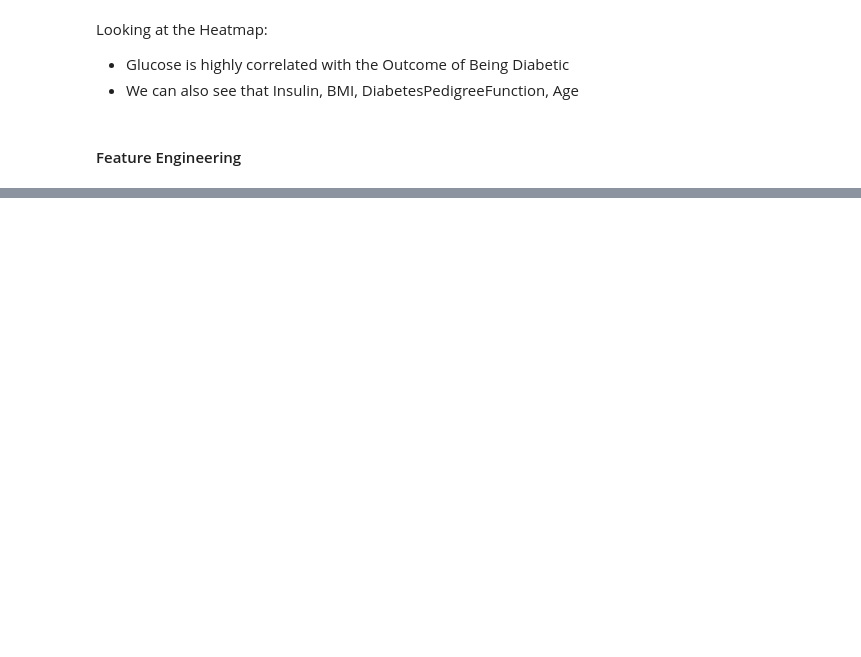
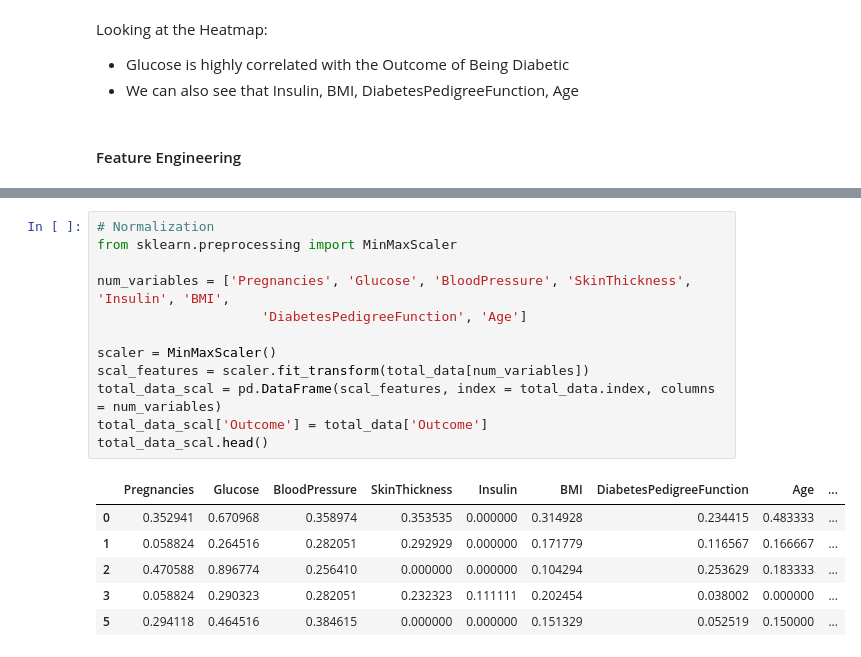
Before and after one commit to 4GeeksAcademy/gustavolima-decisiontree, a Jupyter notebook: src/explore.ipynb, the cells around one changed output, grey strips where cells are left out. Drawn from its saved outputs; the diff is of its cells as text; blank space fills up the shorter version.

```diff
--- a/src/explore.ipynb
+++ b/src/explore.ipynb
@@ -155,0 +187,19 @@ total_data.describe()
+# %%
+# Normalization
+from sklearn.preprocessing import MinMaxScaler
+
+num_variables = ['Pregnancies', 'Glucose', 'BloodPressure', 'SkinThickness', 'Insulin', 'BMI',
+                     'DiabetesPedigreeFunction', 'Age']
+
+scaler = MinMaxScaler()
+scal_features = scaler.fit_transform(total_data[num_variables])
+total_data_scal = pd.DataFrame(scal_features, index = total_data.index, columns = num_variables)
+total_data_scal['Outcome'] = total_data['Outcome']
+total_data_scal.head()
+# %% [output]
+|  | Pregnancies | Glucose | BloodPressure | SkinThickness | Insulin | BMI | DiabetesPedigreeFunction | Age | ... |
+| 0 | 0.352941 | 0.670968 | 0.358974 | 0.353535 | 0.000000 | 0.314928 | 0.234415 | 0.483333 | ... |
+| 1 | 0.058824 | 0.264516 | 0.282051 | 0.292929 | 0.000000 | 0.171779 | 0.116567 | 0.166667 | ... |
+| 2 | 0.470588 | 0.896774 | 0.256410 | 0.000000 | 0.000000 | 0.104294 | 0.253629 | 0.183333 | ... |
+| 3 | 0.058824 | 0.290323 | 0.282051 | 0.232323 | 0.111111 | 0.202454 | 0.038002 | 0.000000 | ... |
+| 5 | 0.294118 | 0.464516 | 0.384615 | 0.000000 | 0.000000 | 0.151329 | 0.052519 | 0.150000 | ... |
```
Also changed, not shown: parts of 11 cells of this notebook, 4 other files.
